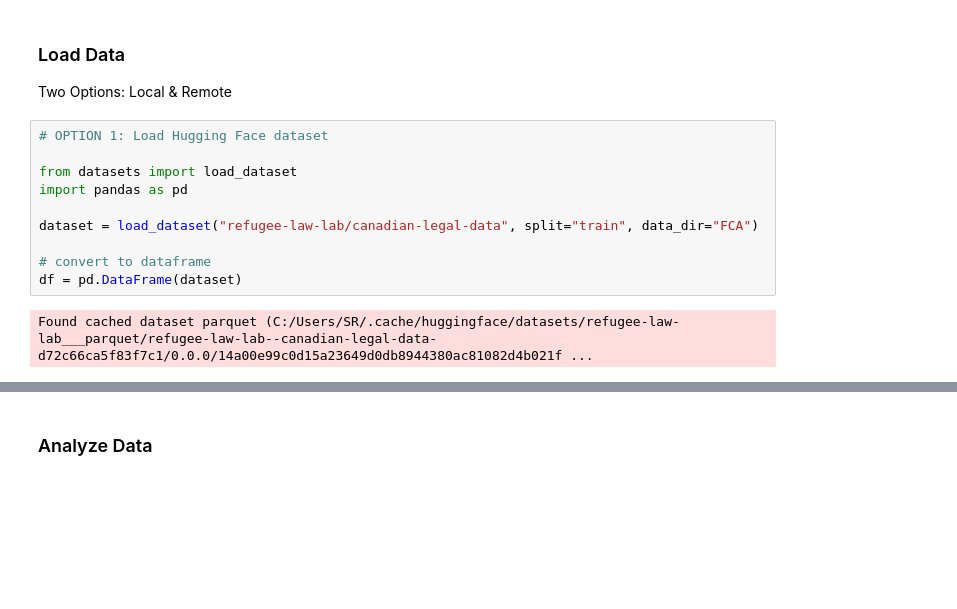
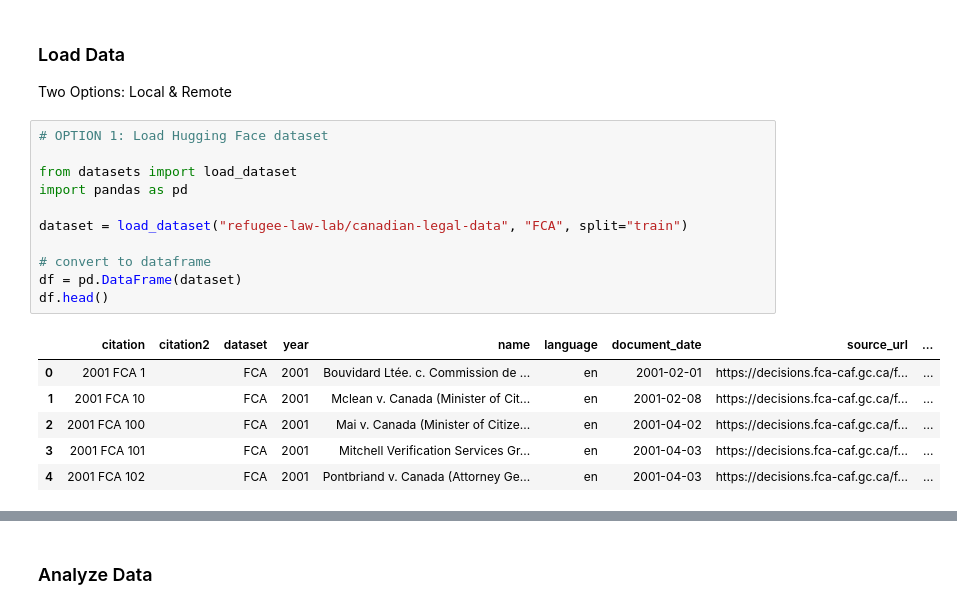
Before and after one commit to Refugee-Law-Lab/fca_bulk_data, a Jupyter notebook: load_and_analyze_fca_cases.ipynb, the cells around one changed output, grey strips where cells are left out. Cells and saved outputs as stored; diff of their text form; blank space fills up the shorter version.

```diff
--- a/load_and_analyze_fca_cases.ipynb
+++ b/load_and_analyze_fca_cases.ipynb
@@ -53,15 +53,21 @@ Two Options: Local & Remote
 # %%
 # OPTION 1: Load Hugging Face dataset
 
 from datasets import load_dataset
 import pandas as pd
 
-dataset = load_dataset("refugee-law-lab/canadian-legal-data", split="train", data_dir="FCA")
+dataset = load_dataset("refugee-law-lab/canadian-legal-data", "FCA", split="train")
 
 # convert to dataframe
 df = pd.DataFrame(dataset)
+df.head()
 # %% [output]
-Found cached dataset parquet (C:/Users/SR/.cache/huggingface/datasets/refugee-law-lab___parquet/refugee-law-lab--canadian-legal-data-d72c66ca5f83f7c1/0.0.0/14a00e99c0d15a23649d0db8944380ac81082d4b021f ...
+|  | citation | citation2 | dataset | year | name | language | document_date | source_url | ... |
+| 0 | 2001 FCA 1 |  | FCA | 2001 | Bouvidard Ltée. c. Commission de ... | en | 2001-02-01 | https://decisions.fca-caf.gc.ca/f... | ... |
+| 1 | 2001 FCA 10 |  | FCA | 2001 | Mclean v. Canada (Minister of Cit... | en | 2001-02-08 | https://decisions.fca-caf.gc.ca/f... | ... |
+| 2 | 2001 FCA 100 |  | FCA | 2001 | Mai v. Canada (Minister of Citize... | en | 2001-04-02 | https://decisions.fca-caf.gc.ca/f... | ... |
+| 3 | 2001 FCA 101 |  | FCA | 2001 | Mitchell Verification Services Gr... | en | 2001-04-03 | https://decisions.fca-caf.gc.ca/f... | ... |
+| 4 | 2001 FCA 102 |  | FCA | 2001 | Pontbriand v. Canada (Attorney Ge... | en | 2001-04-03 | https://decisions.fca-caf.gc.ca/f... | ... |
 # %%
 # OPTION 2: Load parquet data remotely from Huggingface without cloning repo
 import pandas as pd
```
Also changed, not shown: parts of 3 cells of this notebook.
